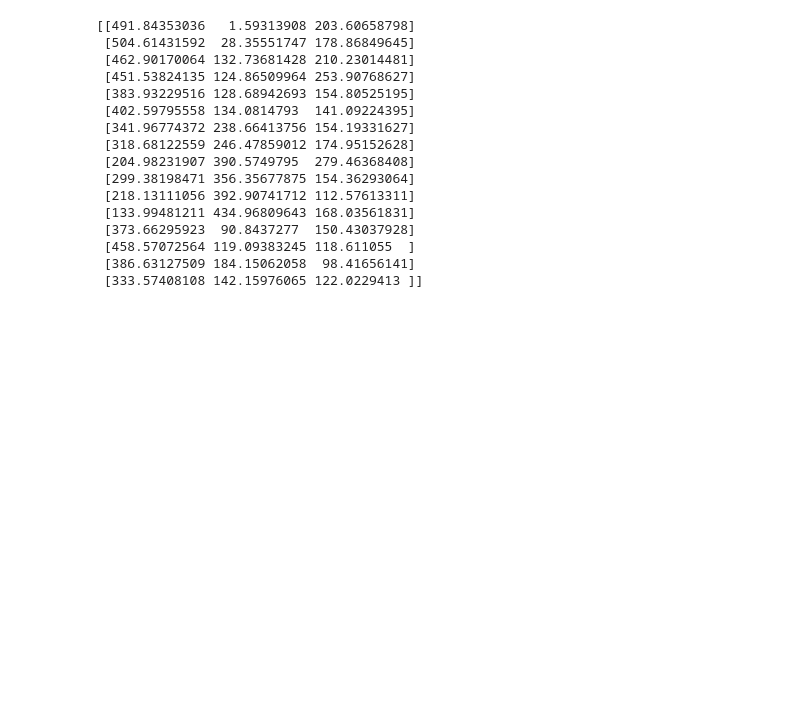
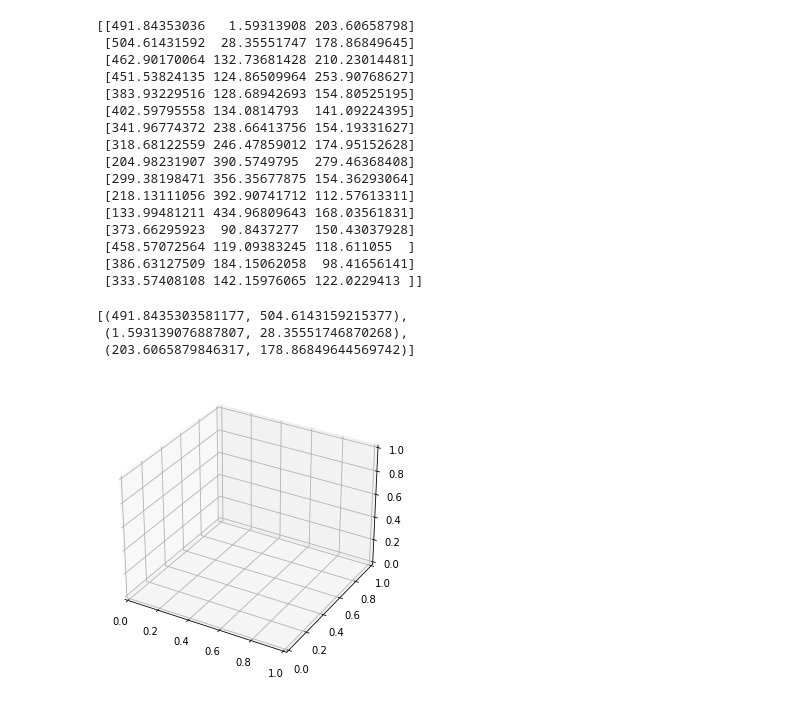
Before and after one commit to aleksakojadinovic/PPGR, a Jupyter notebook: DOMACI_3D/domaci_3d_rekonstrukcija.ipynb, the cells around one changed output. Saved outputs shown, nothing was run; the diff lists cells and outputs as text; code cells hidden in the pictures; blank space fills up the shorter version.

Commit message:
3d plot

```diff
--- a/DOMACI_3D/domaci_3d_rekonstrukcija.ipynb
+++ b/DOMACI_3D/domaci_3d_rekonstrukcija.ipynb
@@ -181,3 +183,21 @@ print(reconstructed400)
  [458.57072564 119.09383245 118.611055  ]
  [386.63127509 184.15062058  98.41656141]
  [333.57408108 142.15976065 122.0229413 ]]
+# %%
+fig = plt.figure()
+ax = Axes3D(fig)
+
+rx1 = reconstructed400[0]
+rx2 = reconstructed400[1]
+rx1x2forplot = list(zip(rx1, rx2))
+rx1x2forplot
+ax.plot(xs=list(rx1x2forplot[0]), ys=list(rx1x2forplot[1]), zs=list())
+
+# ?ax.plot
+
+# fig.show()
+# %% [output]
+[(491.8435303581177, 504.6143159215377),
+ (1.593139076887807, 28.35551746870268),
+ (203.6065879846317, 178.86849644569742)]
+[figure, added]
```
Also changed, not shown: parts of 1 cell of this notebook.
